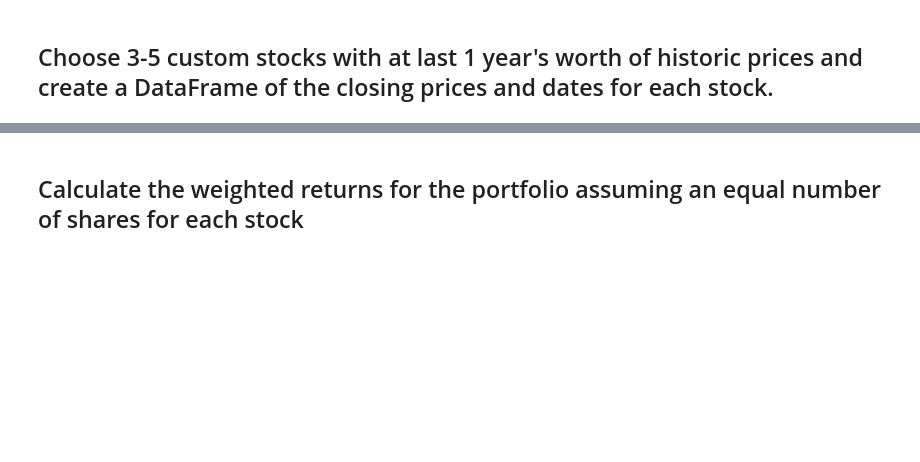
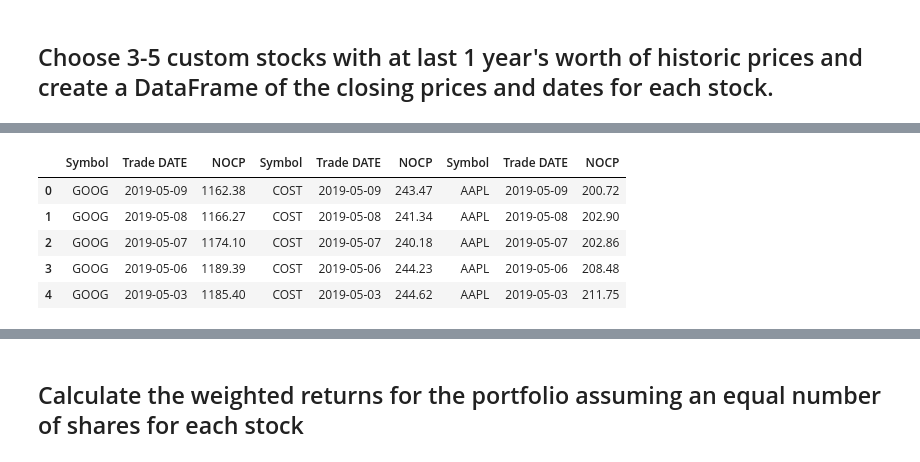
Before and after one commit to bittraidr/Challenge_4, a Jupyter notebook: whale_analysis.ipynb, the cells around one changed output, grey strips where cells are left out. Cells and saved outputs as stored; diff of their text form; code cells hidden in the pictures; blank space fills up the shorter version.

```diff
--- a/whale_analysis.ipynb
+++ b/whale_analysis.ipynb
@@ -413,0 +469,12 @@ In this section, you will build your own portfolio of stocks, calculate the retu
+# %%
+# Reading data from 1st stock
+goog = 'goog_historical.csv'
+goog_pd = pd.read_csv(goog)
+
+# Convert Trade DATE column to datetime format
+goog_pd['Trade DATE'] = pd.to_datetime(goog_pd['Trade DATE'])
+
+# Convert Trade DATE column to year/month/day format
+goog_pd['Trade DATE'] = goog_pd['Trade DATE'].dt.strftime('%Y-%m-%d')
+
+print(goog_pd.head())
@@ -413,0 +488,12 @@ In this section, you will build your own portfolio of stocks, calculate the retu
+# %%
+# Reading data from 2nd stock
+cost = 'cost_historical.csv'
+cost_pd = pd.read_csv(cost)
+
+# Convert Trade DATE column to datetime format
+cost_pd['Trade DATE'] = pd.to_datetime(cost_pd['Trade DATE'])
+
+# Convert Trade DATE column to year/month/day format
+cost_pd['Trade DATE'] = cost_pd['Trade DATE'].dt.strftime('%Y-%m-%d')
+
+cost_pd.head()
@@ -413,0 +507,12 @@ In this section, you will build your own portfolio of stocks, calculate the retu
+# %%
+# Reading data from 3rd stock
+aapl = 'aapl_historical.csv'
+aapl_pd = pd.read_csv(aapl)
+
+# Convert Trade DATE column to datetime format
+aapl_pd['Trade DATE'] = pd.to_datetime(aapl_pd['Trade DATE'])
+
+# Convert Trade DATE column to year/month/day format
+aapl_pd['Trade DATE'] = aapl_pd['Trade DATE'].dt.strftime('%Y-%m-%d')
+
+aapl_pd.head()
@@ -414,2 +526,12 @@ In this section, you will build your own portfolio of stocks, calculate the retu
 # %%
 # Combine all stocks in a single DataFrame
+all_stocks = pd.concat([goog_pd, cost_pd, aapl_pd], axis="columns", join="inner")
+
+all_stocks.head()
+# %% [output]
+|  | Symbol | Trade DATE | NOCP | Symbol | Trade DATE | NOCP | Symbol | Trade DATE | NOCP |
+| 0 | GOOG | 2019-05-09 | 1162.38 | COST | 2019-05-09 | 243.47 | AAPL | 2019-05-09 | 200.72 |
+| 1 | GOOG | 2019-05-08 | 1166.27 | COST | 2019-05-08 | 241.34 | AAPL | 2019-05-08 | 202.90 |
+| 2 | GOOG | 2019-05-07 | 1174.10 | COST | 2019-05-07 | 240.18 | AAPL | 2019-05-07 | 202.86 |
+| 3 | GOOG | 2019-05-06 | 1189.39 | COST | 2019-05-06 | 244.23 | AAPL | 2019-05-06 | 208.48 |
+| 4 | GOOG | 2019-05-03 | 1185.40 | COST | 2019-05-03 | 244.62 | AAPL | 2019-05-03 | 211.75 |
```
Also changed, not shown: parts of 19 cells of this notebook.
